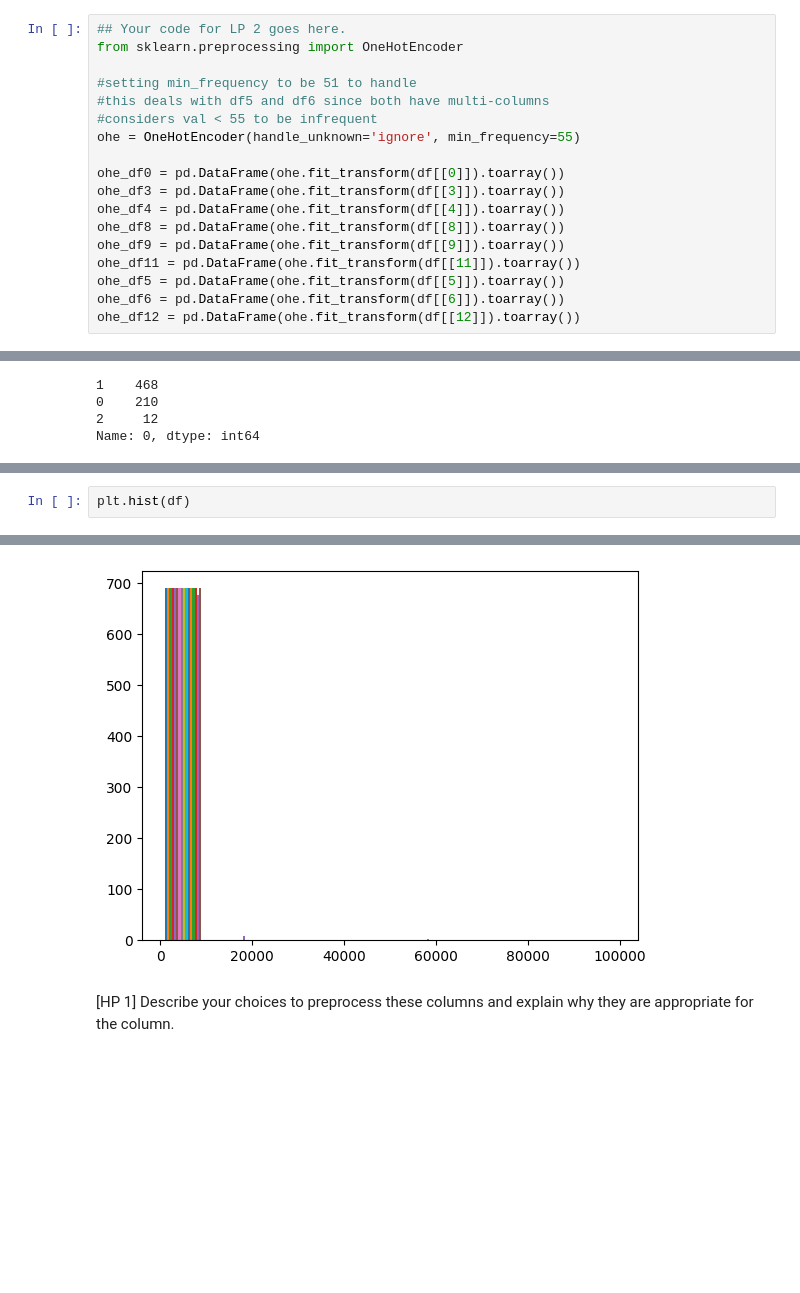
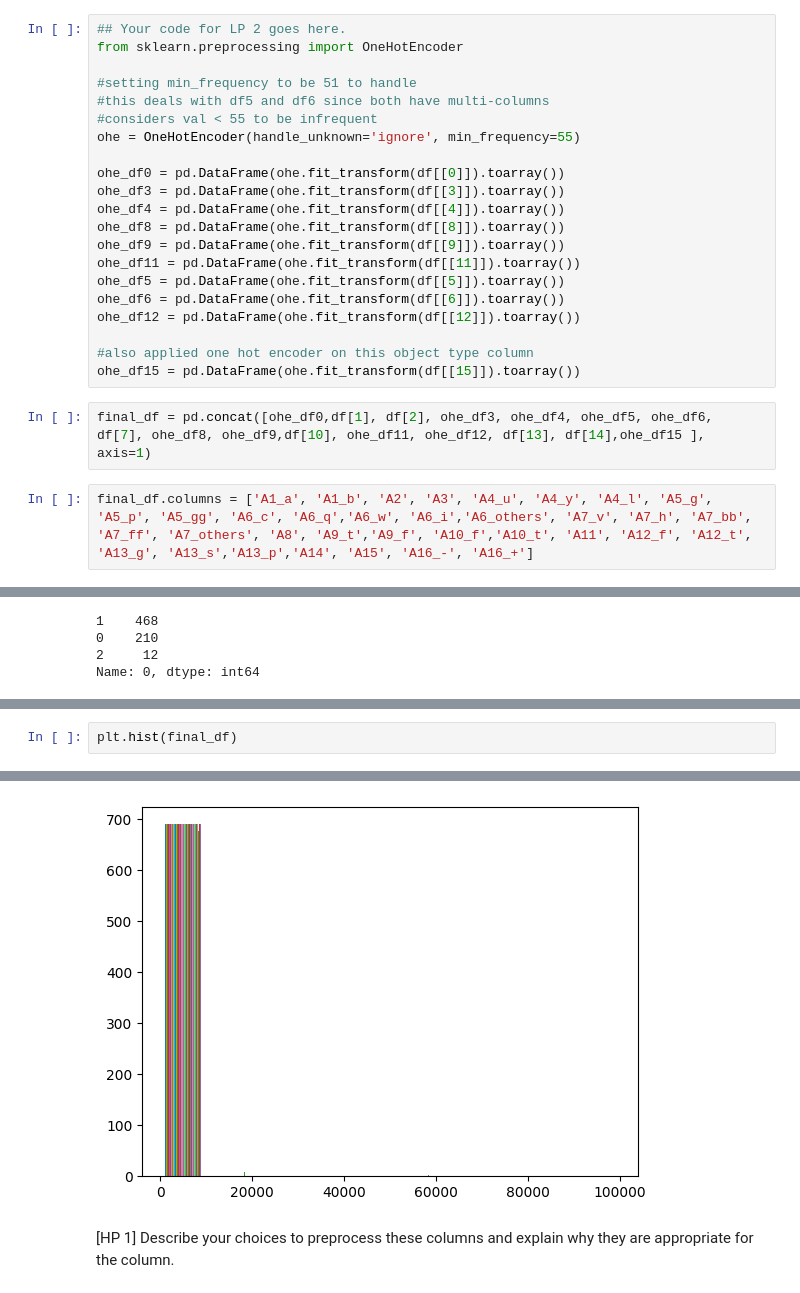
Before and after one commit to ankitajaswal/Cmpe255, a Jupyter notebook: HW1/HW1 Part 1.ipynb, the cells around one changed output, grey strips where cells are left out. Cells and saved outputs as stored; diff of their text form; blank space fills up the shorter version.

```diff
--- a/HW1/HW1 Part 1.ipynb
+++ b/HW1/HW1 Part 1.ipynb
@@ -380,3 +380,10 @@ ohe_df11 = pd.DataFrame(ohe.fit_transform(df[[11]]).toarray())
 ohe_df5 = pd.DataFrame(ohe.fit_transform(df[[5]]).toarray())
 ohe_df6 = pd.DataFrame(ohe.fit_transform(df[[6]]).toarray())
 ohe_df12 = pd.DataFrame(ohe.fit_transform(df[[12]]).toarray())
+
+#also applied one hot encoder on this object type column
+ohe_df15 = pd.DataFrame(ohe.fit_transform(df[[15]]).toarray())
+# %%
+final_df = pd.concat([ohe_df0,df[1], df[2], ohe_df3, ohe_df4, ohe_df5, ohe_df6, df[7], ohe_df8, ohe_df9,df[10], ohe_df11, ohe_df12, df[13], df[14],ohe_df15 ], axis=1)
+# %%
+final_df.columns = ['A1_a', 'A1_b', 'A2', 'A3', 'A4_u', 'A4_y', 'A4_l', 'A5_g', 'A5_p', 'A5_gg', 'A6_c', 'A6_q','A6_w', 'A6_i','A6_others', 'A7_v', 'A7_h', 'A7_bb', 'A7_ff', 'A7_others', 'A8', 'A9_t','A9_f', 'A10_f','A10_t', 'A11', 'A12_f', 'A12_t', 'A13_g', 'A13_s','A13_p','A14', 'A15', 'A16_-', 'A16_+']
@@ -431,5 +438,5 @@ df.head(25)
 # %%
-plt.hist(df)
+plt.hist(final_df)
 # %% [output]
 (array([[690.,   0.,   0.,   0.,   0.,   0.,   0.,   0.,   0.,   0.],
         [690.,   0.,   0.,   0.,   0.,   0.,   0.,   0.,   0.,   0.],
@@ -453,4 +458,4 @@ plt.hist(df)
-[figure, old version]
+[figure, new version]
 # %% [markdown]
 [HP 1] Describe your choices to preprocess these columns and explain why they are appropriate for the column.
 # %% [markdown]
```
Also changed, not shown: parts of 4 cells of this notebook.
